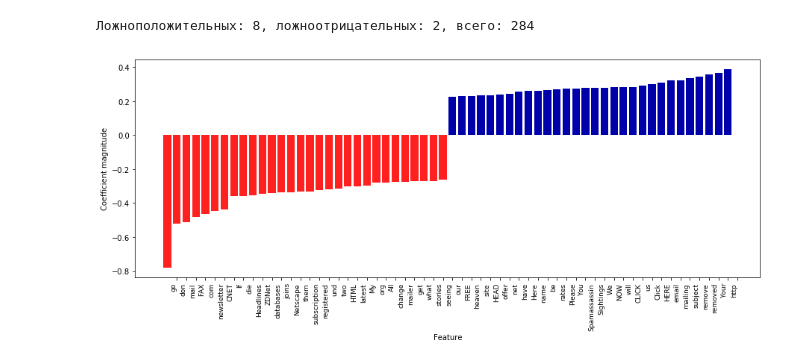
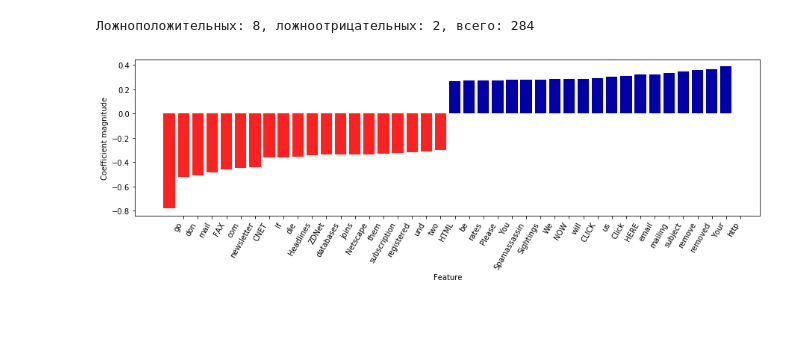
Before and after one commit to sabnak/ml_test, a Jupyter notebook: spam.ipynb, the cells around one changed output. Drawn from its saved outputs; the diff is of its cells as text; code cells hidden in the pictures; blank space fills up the shorter version.

```diff
--- a/spam.ipynb
+++ b/spam.ipynb
@@ -132,11 +129,9 @@ X_test_fn = list(map(email_to_text, X_test[(y_test_pred == 0) & (y_test == 1)]))
 print("Ложноположительных: {}, ложноотрицательных: {}, всего: {}".format(len(X_test_fp), len(X_test_fn), len(X_test_spam)))
 # %% [output]
 Ложноположительных: 8, ложноотрицательных: 2, всего: 284
-# %%
-%autoreload 2
-
-from tools import visualize_coefficients
-
-visualize_coefficients(log_clf.coef_, feature_names, n_top_features=30)
-# %% [output]
-[figure, removed]
+# %%
+from mlplot.coefficient import visualize_classification
+
+visualize_classification(log_clf.coef_, feature_names, n_top_features=20, rotation=60)
+# %% [output]
+[figure, added]
```
Also changed, not shown: parts of 1 cell of this notebook, 2 other files.
